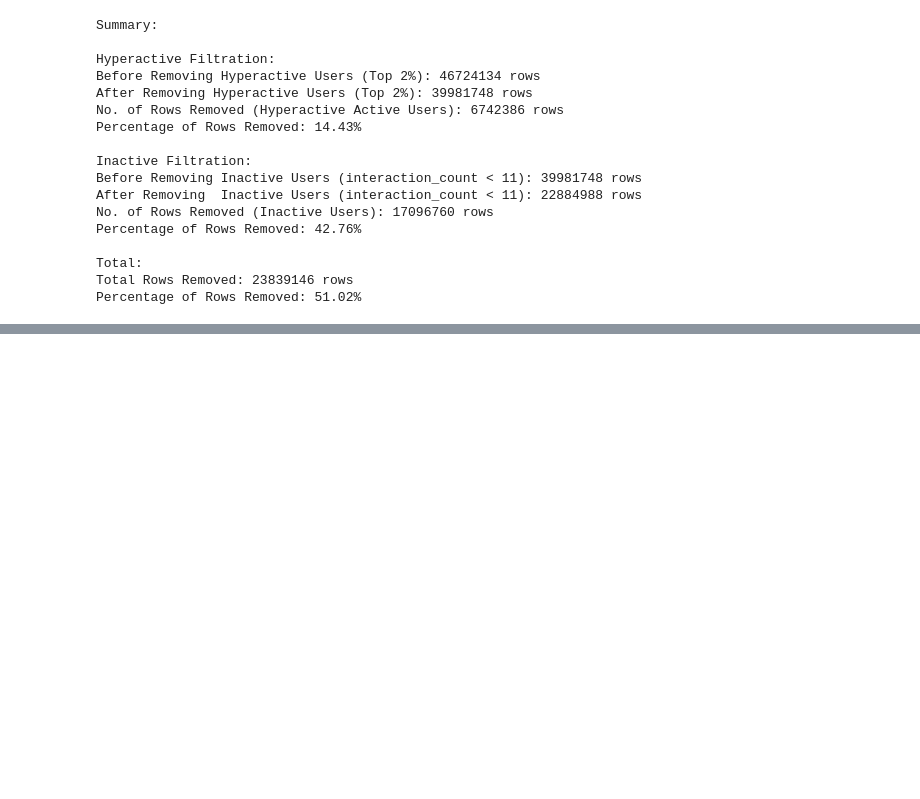
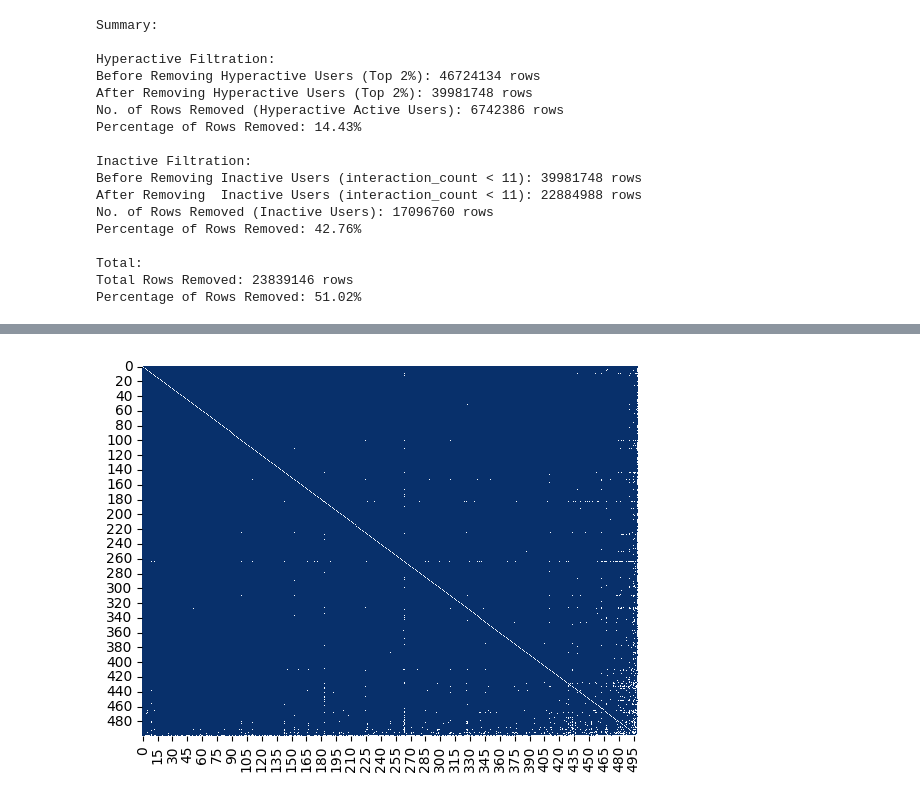
Before and after one commit to Donyl-Alcantara/Accesslab_MiniProject_Alcantara-Vocal, a Jupyter notebook: 04 Network Topology.ipynb, the cells around one changed output, grey strips where cells are left out. Drawn from its saved outputs; the diff is of its cells as text; code cells hidden in the pictures; blank space fills up the shorter version.

```diff
--- a/04 Network Topology.ipynb
+++ b/04 Network Topology.ipynb
@@ -716,0 +935,15 @@ Percentage of Rows Removed: 51.02%
+# %%
+import json
+from networkx.readwrite import json_graph
+
+# 1. Add the community and size data to the node attributes so D3 can see them
+for node in reddit_network.nodes():
+    reddit_network.nodes[node]['group'] = node_to_community[node]
+    reddit_network.nodes[node]['size'] = reddit_network.degree(node)
+
+# 2. Convert to a format D3 understands (node-link format)
+data = json_graph.node_link_data(reddit_network)
+
+# 3. Save it
+with open('subreddit_data.json', 'w') as f:
+    json.dump(data, f)
@@ -716,0 +958,10 @@ Percentage of Rows Removed: 51.02%
+# %%
+import seaborn as sns
+# Get the matrix
+adj_matrix = nx.to_numpy_array(reddit_network)
+# Sort it by community (this is the key to seeing the structure!)
+# [Code to sort by community would go here]
+sns.heatmap(adj_matrix, cbar=False, cmap="Blues")
+plt.show()
+# %% [output]
+[figure, added]
```
Also changed, not shown: parts of 26 cells of this notebook.
